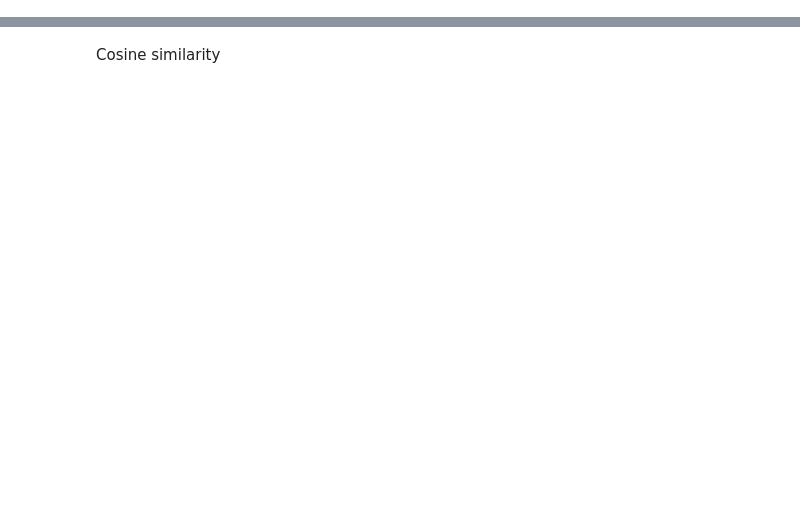
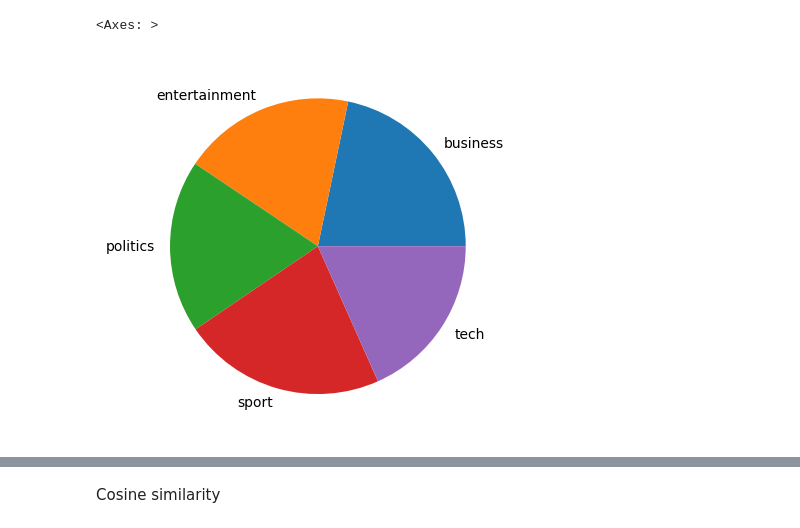
Before and after one commit to GNajeral/IR_1, a Jupyter notebook: assignment.ipynb, the cells around one changed output, grey strips where cells are left out. Drawn from its saved outputs; the diff is of its cells as text; code cells hidden in the pictures; blank space fills up the shorter version.

```diff
--- a/assignment.ipynb
+++ b/assignment.ipynb
@@ -32,0 +67,5 @@ data.shape
+# %%
+data.groupby(['Category']).size().plot(kind='pie')
+# %% [output]
+<Axes: >
+[figure, added]
```
Also changed, not shown: parts of 29 cells of this notebook.
